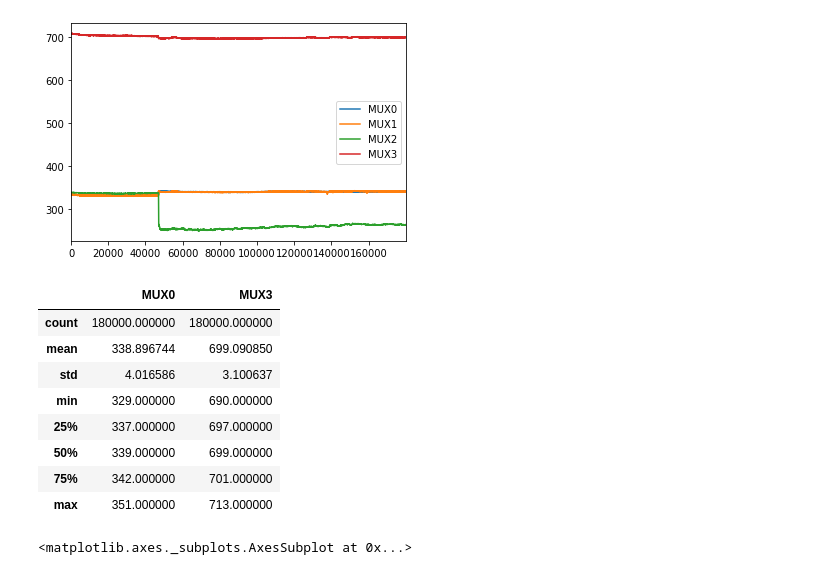
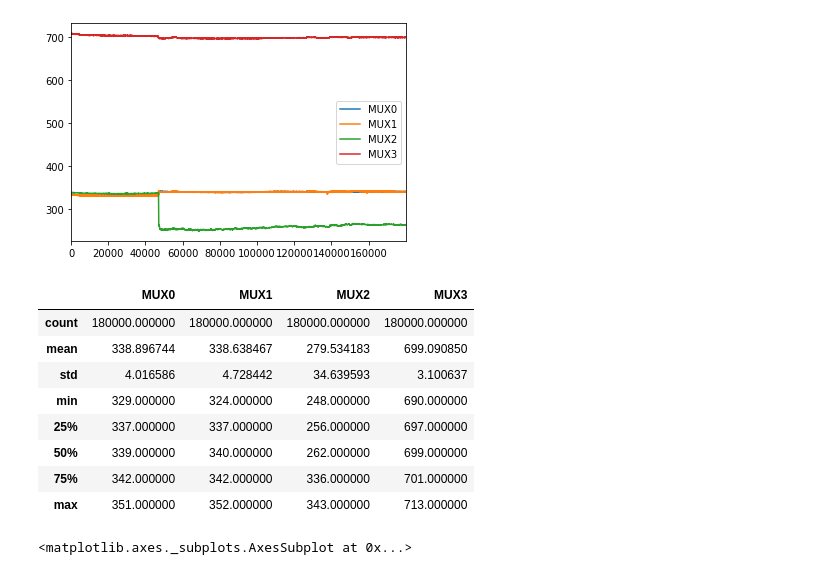
Before and after one commit to mygs/babilonia, a Jupyter notebook: research/mux-capacitive/moisture.ipynb, the cells around one changed output. Saved outputs shown, nothing was run; the diff lists cells and outputs as text; code cells hidden in the pictures.

```diff
--- a/research/mux-capacitive/moisture.ipynb
+++ b/research/mux-capacitive/moisture.ipynb
@@ -90,17 +90,17 @@ df2[['MUX0','MUX1','MUX2','MUX3']].rolling(60).mean().plot()
 <matplotlib.axes._subplots.AxesSubplot at 0x...>
 [figure]
 # %%
-df2[['MUX0','MUX3']].describe()
+df2[['MUX0','MUX1','MUX2','MUX3']].describe()
 # %% [output]
-|  | MUX0 | MUX3 |
-| count | 180000.000000 | 180000.000000 |
-| mean | 338.896744 | 699.090850 |
-| std | 4.016586 | 3.100637 |
-| min | 329.000000 | 690.000000 |
-| 25% | 337.000000 | 697.000000 |
-| 50% | 339.000000 | 699.000000 |
-| 75% | 342.000000 | 701.000000 |
-| max | 351.000000 | 713.000000 |
+|  | MUX0 | MUX1 | MUX2 | MUX3 |
+| count | 180000.000000 | 180000.000000 | 180000.000000 | 180000.000000 |
+| mean | 338.896744 | 338.638467 | 279.534183 | 699.090850 |
+| std | 4.016586 | 4.728442 | 34.639593 | 3.100637 |
+| min | 329.000000 | 324.000000 | 248.000000 | 690.000000 |
+| 25% | 337.000000 | 337.000000 | 256.000000 | 697.000000 |
+| 50% | 339.000000 | 340.000000 | 262.000000 | 699.000000 |
+| 75% | 342.000000 | 342.000000 | 336.000000 | 701.000000 |
+| max | 351.000000 | 352.000000 | 343.000000 | 713.000000 |
 # %%
 # MUX4 -> none
 # MUX5 -> none
```
Also changed, not shown: parts of 3 cells of this notebook, 1 other file.
